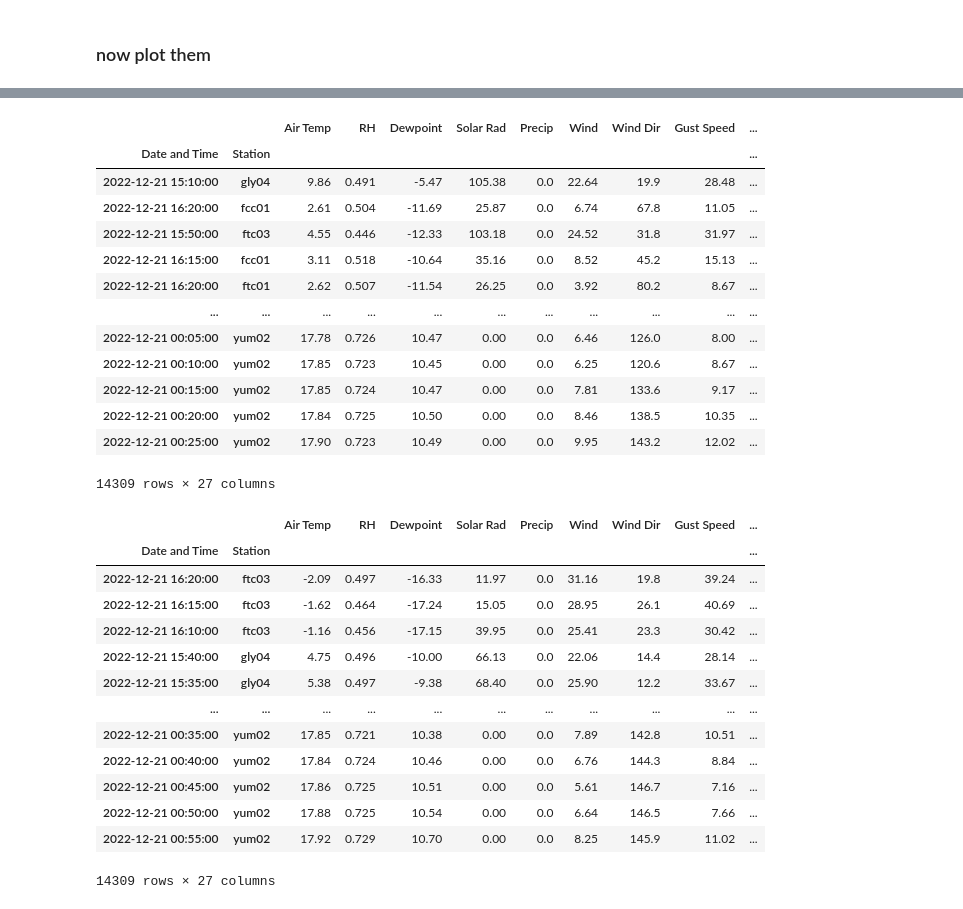
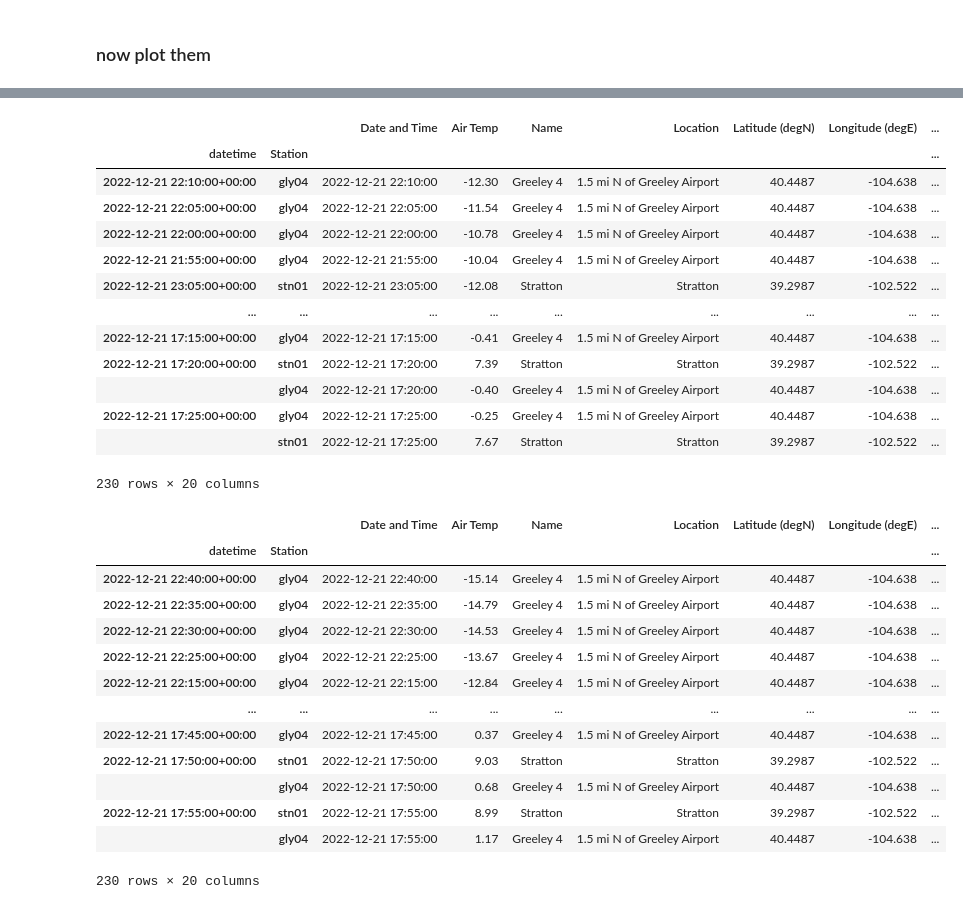
Before and after one commit to russ-schumacher/dec2022_coldfront, a Jupyter notebook: sfcobs_front_tser.ipynb, the cells around one changed output, grey strips where cells are left out. Cells and saved outputs as stored; diff of their text form; code cells hidden in the pictures.

```diff
--- a/sfcobs_front_tser.ipynb
+++ b/sfcobs_front_tser.ipynb
@@ -38,6 +55,7 @@ coag = coag.merge(meta)
 
 coag.replace(-999.,np.nan,inplace=True)
 coag['datetime'] = pd.to_datetime(coag['Date and Time']).dt.tz_localize("UTC")
+coag = coag.sort_values(by='datetime')
 coag.set_index(['datetime'],inplace=True)
 
 ### subset down in time
@@ -123,2 +141,3 @@ plt.close('all')
 # %%
-data_east.set_index([data_east.index,"Station"],inplace=True)
+coag.set_index([coag.index,"Station"],inplace=True)
+coag
@@ -125,42 +159,42 @@ data_east.set_index([data_east.index,"Station"],inplace=True)
 # %%
-data_east['shifted_30min'] = data_east.unstack().shift(30, freq='min').stack()['Air Temp']
-data_east['shifted_60min'] = data_east.unstack().shift(60, freq='min').stack()['Air Temp']
-data_east['shifted_90min'] = data_east.unstack().shift(90, freq='min').stack()['Air Temp']
+coag['shifted_30min'] = coag.unstack().shift(30, freq='min').stack()['Air Temp']
+coag['shifted_60min'] = coag.unstack().shift(60, freq='min').stack()['Air Temp']
+coag['shifted_90min'] = coag.unstack().shift(90, freq='min').stack()['Air Temp']
 
-data_east['Tchange_30min'] = data_east['shifted_30min'] - data_east['Air Temp']
-data_east['Tchange_60min'] = data_east['shifted_60min'] - data_east['Air Temp']
-data_east['Tchange_90min'] = data_east['shifted_90min'] - data_east['Air Temp']
+coag['Tchange_30min'] = coag['shifted_30min'] - coag['Air Temp']
+coag['Tchange_60min'] = coag['shifted_60min'] - coag['Air Temp']
+coag['Tchange_90min'] = coag['shifted_90min'] - coag['Air Temp']
 # %%
-data_east.sort_values(by='Tchange_30min',ascending=False)
+coag.sort_values(by='Tchange_30min',ascending=False)
 # %% [output]
-|  |  | Air Temp | RH | Dewpoint | Solar Rad | Precip | Wind | Wind Dir | Gust Speed | ... |
-| Date and Time | Station |  |  |  |  |  |  |  |  | ... |
-| 2022-12-21 15:10:00 | gly04 | 9.86 | 0.491 | -5.47 | 105.38 | 0.0 | 22.64 | 19.9 | 28.48 | ... |
-| 2022-12-21 16:20:00 | fcc01 | 2.61 | 0.504 | -11.69 | 25.87 | 0.0 | 6.74 | 67.8 | 11.05 | ... |
-| 2022-12-21 15:50:00 | ftc03 | 4.55 | 0.446 | -12.33 | 103.18 | 0.0 | 24.52 | 31.8 | 31.97 | ... |
-| 2022-12-21 16:15:00 | fcc01 | 3.11 | 0.518 | -10.64 | 35.16 | 0.0 | 8.52 | 45.2 | 15.13 | ... |
-| 2022-12-21 16:20:00 | ftc01 | 2.62 | 0.507 | -11.54 | 26.25 | 0.0 | 3.92 | 80.2 | 8.67 | ... |
-| ... | ... | ... | ... | ... | ... | ... | ... | ... | ... | ... |
-| 2022-12-21 00:05:00 | yum02 | 17.78 | 0.726 | 10.47 | 0.00 | 0.0 | 6.46 | 126.0 | 8.00 | ... |
-| 2022-12-21 00:10:00 | yum02 | 17.85 | 0.723 | 10.45 | 0.00 | 0.0 | 6.25 | 120.6 | 8.67 | ... |
-| 2022-12-21 00:15:00 | yum02 | 17.85 | 0.724 | 10.47 | 0.00 | 0.0 | 7.81 | 133.6 | 9.17 | ... |
-| 2022-12-21 00:20:00 | yum02 | 17.84 | 0.725 | 10.50 | 0.00 | 0.0 | 8.46 | 138.5 | 10.35 | ... |
-| 2022-12-21 00:25:00 | yum02 | 17.90 | 0.723 | 10.49 | 0.00 | 0.0 | 9.95 | 143.2 | 12.02 | ... |
+|  |  | Date and Time | Air Temp | Name | Location | Latitude (degN) | Longitude (degE) | ... |
+| datetime | Station |  |  |  |  |  |  | ... |
+| 2022-12-21 22:10:00+00:00 | gly04 | 2022-12-21 22:10:00 | -12.30 | Greeley 4 | 1.5 mi N of Greeley Airport | 40.4487 | -104.638 | ... |
+| 2022-12-21 22:05:00+00:00 | gly04 | 2022-12-21 22:05:00 | -11.54 | Greeley 4 | 1.5 mi N of Greeley Airport | 40.4487 | -104.638 | ... |
+| 2022-12-21 22:00:00+00:00 | gly04 | 2022-12-21 22:00:00 | -10.78 | Greeley 4 | 1.5 mi N of Greeley Airport | 40.4487 | -104.638 | ... |
+| 2022-12-21 21:55:00+00:00 | gly04 | 2022-12-21 21:55:00 | -10.04 | Greeley 4 | 1.5 mi N of Greeley Airport | 40.4487 | -104.638 | ... |
+| 2022-12-21 23:05:00+00:00 | stn01 | 2022-12-21 23:05:00 | -12.08 | Stratton | Stratton | 39.2987 | -102.522 | ... |
+| ... | ... | ... | ... | ... | ... | ... | ... | ... |
+| 2022-12-21 17:15:00+00:00 | gly04 | 2022-12-21 17:15:00 | -0.41 | Greeley 4 | 1.5 mi N of Greeley Airport | 40.4487 | -104.638 | ... |
+| 2022-12-21 17:20:00+00:00 | stn01 | 2022-12-21 17:20:00 | 7.39 | Stratton | Stratton | 39.2987 | -102.522 | ... |
+|  | gly04 | 2022-12-21 17:20:00 | -0.40 | Greeley 4 | 1.5 mi N of Greeley Airport | 40.4487 | -104.638 | ... |
+| 2022-12-21 17:25:00+00:00 | gly04 | 2022-12-21 17:25:00 | -0.25 | Greeley 4 | 1.5 mi N of Greeley Airport | 40.4487 | -104.638 | ... |
+|  | stn01 | 2022-12-21 17:25:00 | 7.67 | Stratton | Stratton | 39.2987 | -102.522 | ... |
-14309 rows × 27 columns
+230 rows × 20 columns
 # %%
-data_east.sort_values(by='Tchange_60min',ascending=False)
+coag.sort_values(by='Tchange_60min',ascending=False)
 # %% [output]
-|  |  | Air Temp | RH | Dewpoint | Solar Rad | Precip | Wind | Wind Dir | Gust Speed | ... |
-| Date and Time | Station |  |  |  |  |  |  |  |  | ... |
-| 2022-12-21 16:20:00 | ftc03 | -2.09 | 0.497 | -16.33 | 11.97 | 0.0 | 31.16 | 19.8 | 39.24 | ... |
-| 2022-12-21 16:15:00 | ftc03 | -1.62 | 0.464 | -17.24 | 15.05 | 0.0 | 28.95 | 26.1 | 40.69 | ... |
-| 2022-12-21 16:10:00 | ftc03 | -1.16 | 0.456 | -17.15 | 39.95 | 0.0 | 25.41 | 23.3 | 30.42 | ... |
-| 2022-12-21 15:40:00 | gly04 | 4.75 | 0.496 | -10.00 | 66.13 | 0.0 | 22.06 | 14.4 | 28.14 | ... |
-| 2022-12-21 15:35:00 | gly04 | 5.38 | 0.497 | -9.38 | 68.40 | 0.0 | 25.90 | 12.2 | 33.67 | ... |
-| ... | ... | ... | ... | ... | ... | ... | ... | ... | ... | ... |
-| 2022-12-21 00:35:00 | yum02 | 17.85 | 0.721 | 10.38 | 0.00 | 0.0 | 7.89 | 142.8 | 10.51 | ... |
-| 2022-12-21 00:40:00 | yum02 | 17.84 | 0.724 | 10.46 | 0.00 | 0.0 | 6.76 | 144.3 | 8.84 | ... |
-| 2022-12-21 00:45:00 | yum02 | 17.86 | 0.725 | 10.51 | 0.00 | 0.0 | 5.61 | 146.7 | 7.16 | ... |
-| 2022-12-21 00:50:00 | yum02 | 17.88 | 0.725 | 10.54 | 0.00 | 0.0 | 6.64 | 146.5 | 7.66 | ... |
-| 2022-12-21 00:55:00 | yum02 | 17.92 | 0.729 | 10.70 | 0.00 | 0.0 | 8.25 | 145.9 | 11.02 | ... |
+|  |  | Date and Time | Air Temp | Name | Location | Latitude (degN) | Longitude (degE) | ... |
+| datetime | Station |  |  |  |  |  |  | ... |
+| 2022-12-21 22:40:00+00:00 | gly04 | 2022-12-21 22:40:00 | -15.14 | Greeley 4 | 1.5 mi N of Greeley Airport | 40.4487 | -104.638 | ... |
+| 2022-12-21 22:35:00+00:00 | gly04 | 2022-12-21 22:35:00 | -14.79 | Greeley 4 | 1.5 mi N of Greeley Airport | 40.4487 | -104.638 | ... |
+| 2022-12-21 22:30:00+00:00 | gly04 | 2022-12-21 22:30:00 | -14.53 | Greeley 4 | 1.5 mi N of Greeley Airport | 40.4487 | -104.638 | ... |
+| 2022-12-21 22:25:00+00:00 | gly04 | 2022-12-21 22:25:00 | -13.67 | Greeley 4 | 1.5 mi N of Greeley Airport | 40.4487 | -104.638 | ... |
+| 2022-12-21 22:15:00+00:00 | gly04 | 2022-12-21 22:15:00 | -12.84 | Greeley 4 | 1.5 mi N of Greeley Airport | 40.4487 | -104.638 | ... |
+| ... | ... | ... | ... | ... | ... | ... | ... | ... |
+| 2022-12-21 17:45:00+00:00 | gly04 | 2022-12-21 17:45:00 | 0.37 | Greeley 4 | 1.5 mi N of Greeley Airport | 40.4487 | -104.638 | ... |
+| 2022-12-21 17:50:00+00:00 | stn01 | 2022-12-21 17:50:00 | 9.03 | Stratton | Stratton | 39.2987 | -102.522 | ... |
+|  | gly04 | 2022-12-21 17:50:00 | 0.68 | Greeley 4 | 1.5 mi N of Greeley Airport | 40.4487 | -104.638 | ... |
+| 2022-12-21 17:55:00+00:00 | stn01 | 2022-12-21 17:55:00 | 8.99 | Stratton | Stratton | 39.2987 | -102.522 | ... |
+|  | gly04 | 2022-12-21 17:55:00 | 1.17 | Greeley 4 | 1.5 mi N of Greeley Airport | 40.4487 | -104.638 | ... |
-14309 rows × 27 columns
+230 rows × 20 columns
```
Also changed, not shown: parts of 4 cells of this notebook.
